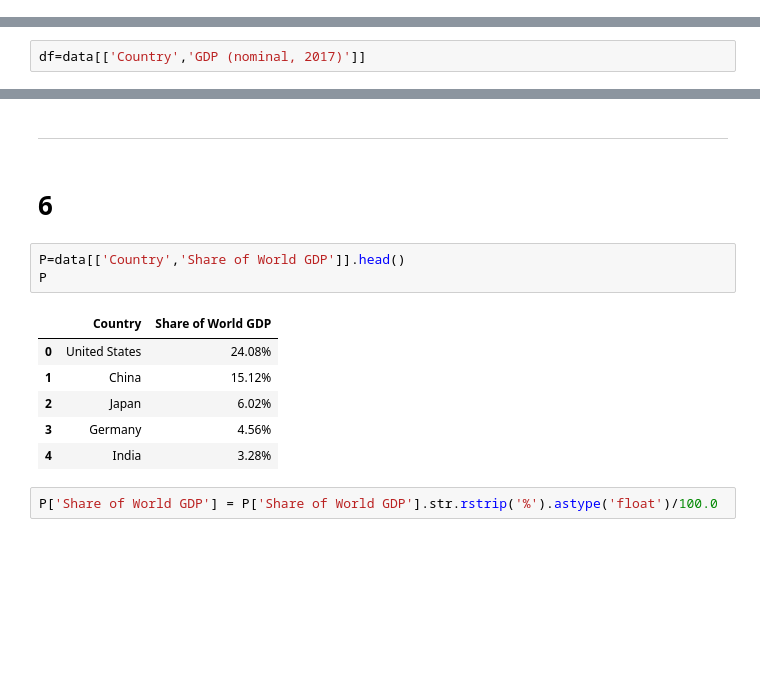
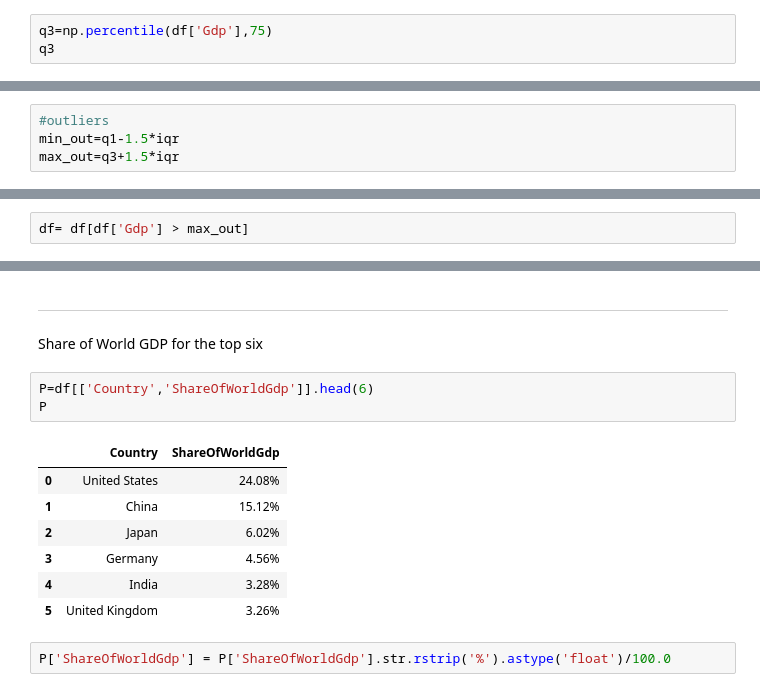
Before and after one commit to RaedOkal/country-s-GDP-analysis, a Jupyter notebook: Country GDP analysis.ipynb, the cells around one changed output, grey strips where cells are left out. Saved outputs shown, nothing was run; the diff lists cells and outputs as text; blank space fills up the shorter version.

```diff
--- a/Country GDP analysis.ipynb
+++ b/Country GDP analysis.ipynb
@@ -57,0 +144,3 @@ memory usage: 10.5+ KB
+# %%
+q3=np.percentile(df['Gdp'],75)
+q3
@@ -57,0 +149,4 @@ memory usage: 10.5+ KB
+# %%
+#outliers
+min_out=q1-1.5*iqr
+max_out=q3+1.5*iqr
@@ -57,0 +219,2 @@ memory usage: 10.5+ KB
+# %%
+df= df[df['Gdp'] > max_out]
@@ -81,2 +272,0 @@ Index(['ID', 'Country', 'GDP (nominal, 2017)', 'GDP growth',
-# %%
-df=data[['Country','GDP (nominal, 2017)']]
@@ -181,20 +391,21 @@ plt.show()
 [figure]
 # %% [markdown]
 ******
-# %% [markdown]
-# 6
+# %% [markdown]
+Share of World GDP for the top six
 # %%
-P=data[['Country','Share of World GDP']].head()
+P=df[['Country','ShareOfWorldGdp']].head(6)
 P
 # %% [output]
-|  | Country | Share of World GDP |
+|  | Country | ShareOfWorldGdp |
 | 0 | United States | 24.08% |
 | 1 | China | 15.12% |
 | 2 | Japan | 6.02% |
 | 3 | Germany | 4.56% |
 | 4 | India | 3.28% |
+| 5 | United Kingdom | 3.26% |
 # %%
-P['Share of World GDP'] = P['Share of World GDP'].str.rstrip('%').astype('float')/100.0
+P['ShareOfWorldGdp'] = P['ShareOfWorldGdp'].str.rstrip('%').astype('float')/100.0
 # %%
 P
 # %% [output]
```
Also changed, not shown: parts of 73 cells of this notebook.
